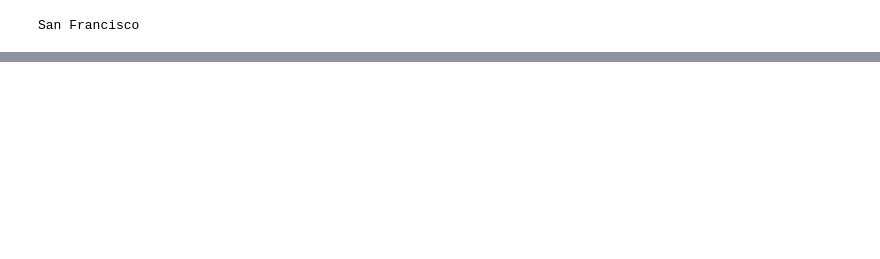
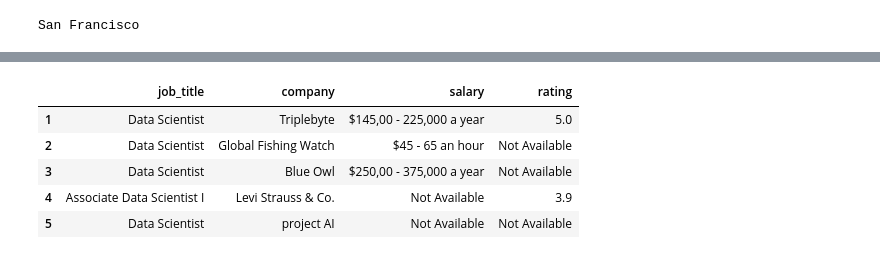
Before and after one commit to AlvinQLee/Indeed-Data-Scraping, a Jupyter notebook: Indeed.ipynb, the cells around one changed output, grey strips where cells are left out. Drawn from its saved outputs; the diff is of its cells as text; code cells hidden in the pictures; blank space fills up the shorter version.

```diff
--- a/Indeed.ipynb
+++ b/Indeed.ipynb
@@ -290,0 +299,9 @@ sample_df
+# %%
+sample_df.head()
+# %% [output]
+|  | job_title | company | salary | rating |
+| 1 | Data Scientist | Triplebyte | $145,00 - 225,000 a year | 5.0 |
+| 2 | Data Scientist | Global Fishing Watch | $45 - 65 an hour | Not Available |
+| 3 | Data Scientist | Blue Owl | $250,00 - 375,000 a year | Not Available |
+| 4 | Associate Data Scientist I | Levi Strauss & Co. | Not Available | 3.9 |
+| 5 | Data Scientist | project AI | Not Available | Not Available |
```
Also changed, not shown: parts of 38 cells of this notebook.
